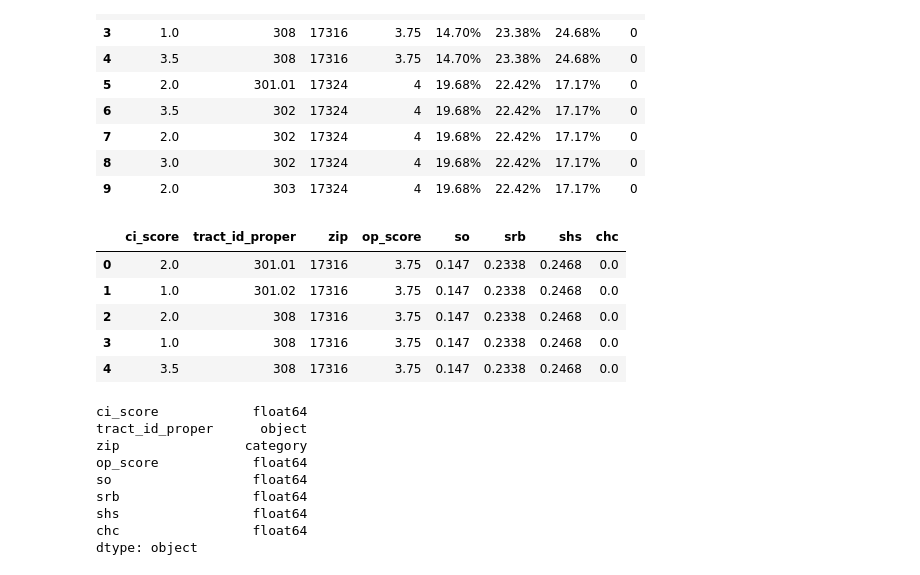
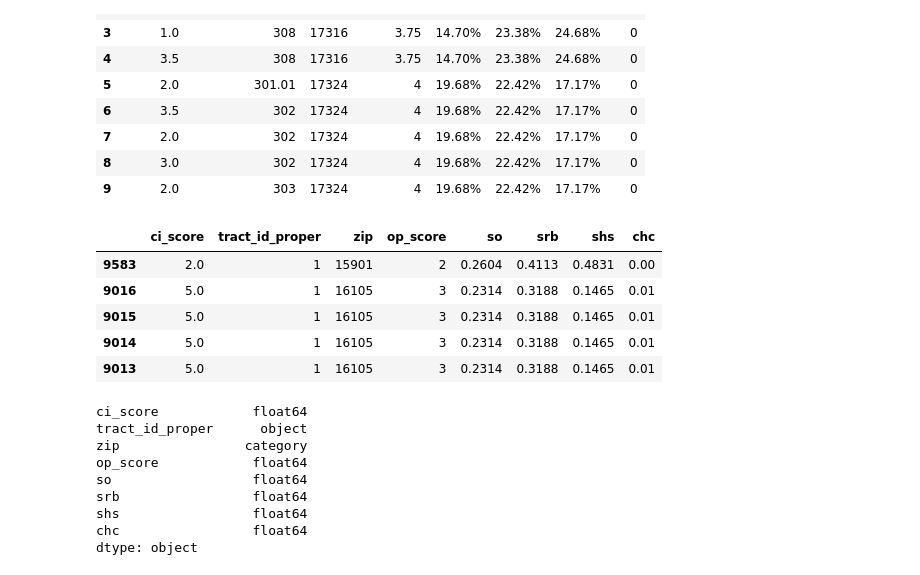
Before and after one commit to datavistics/datavizrequests, a Jupyter notebook: Community Impact and Opportunity/src/Zip Code to Census Tract.ipynb, the cells around one changed output. Cells and saved outputs as stored; diff of their text form; code cells hidden in the pictures.

```diff
--- a/Community Impact and Opportunity/src/Zip Code to Census Tract.ipynb
+++ b/Community Impact and Opportunity/src/Zip Code to Census Tract.ipynb
@@ -131,15 +153,15 @@ df.head(10)
 # %%
 df.zip = df.zip.astype('category')
 dt_cols = ['op_score', 'so', 'srb', 'shs', 'chc']
 df[dt_cols[1:]] = df[dt_cols[1:]].replace('%','',regex=True).astype('float')/100 #why cant I do this inplace?
-df.head()
+df.sort_values('tract_id_proper').head()
 # %% [output]
 |  | ci_score | tract_id_proper | zip | op_score | so | srb | shs | chc |
-| 0 | 2.0 | 301.01 | 17316 | 3.75 | 0.147 | 0.2338 | 0.2468 | 0.0 |
-| 1 | 1.0 | 301.02 | 17316 | 3.75 | 0.147 | 0.2338 | 0.2468 | 0.0 |
-| 2 | 2.0 | 308 | 17316 | 3.75 | 0.147 | 0.2338 | 0.2468 | 0.0 |
-| 3 | 1.0 | 308 | 17316 | 3.75 | 0.147 | 0.2338 | 0.2468 | 0.0 |
-| 4 | 3.5 | 308 | 17316 | 3.75 | 0.147 | 0.2338 | 0.2468 | 0.0 |
+| 9583 | 2.0 | 1 | 15901 | 2 | 0.2604 | 0.4113 | 0.4831 | 0.00 |
+| 9016 | 5.0 | 1 | 16105 | 3 | 0.2314 | 0.3188 | 0.1465 | 0.01 |
+| 9015 | 5.0 | 1 | 16105 | 3 | 0.2314 | 0.3188 | 0.1465 | 0.01 |
+| 9014 | 5.0 | 1 | 16105 | 3 | 0.2314 | 0.3188 | 0.1465 | 0.01 |
+| 9013 | 5.0 | 1 | 16105 | 3 | 0.2314 | 0.3188 | 0.1465 | 0.01 |
 # %%
 df[dt_cols] = df[dt_cols].apply(pd.to_numeric, errors='coerce', axis=1)
 df.dtypes
```
Also changed, not shown: parts of 5 cells of this notebook, 3 other files.
